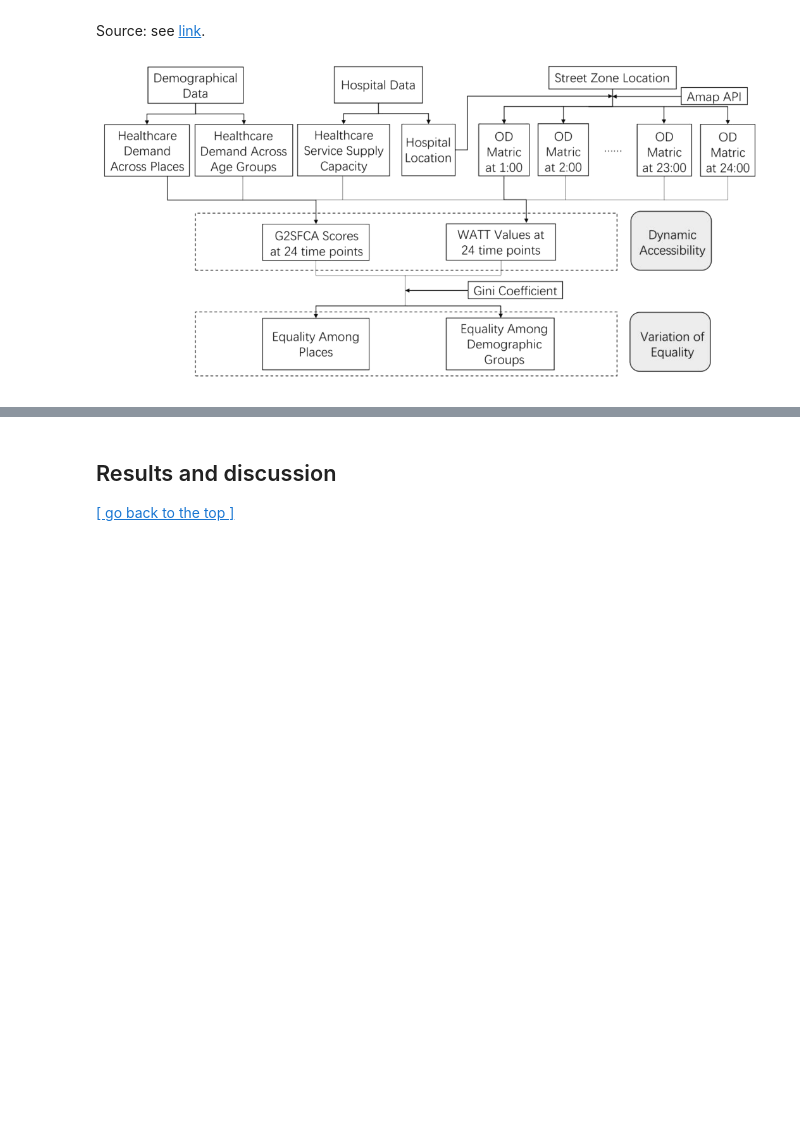
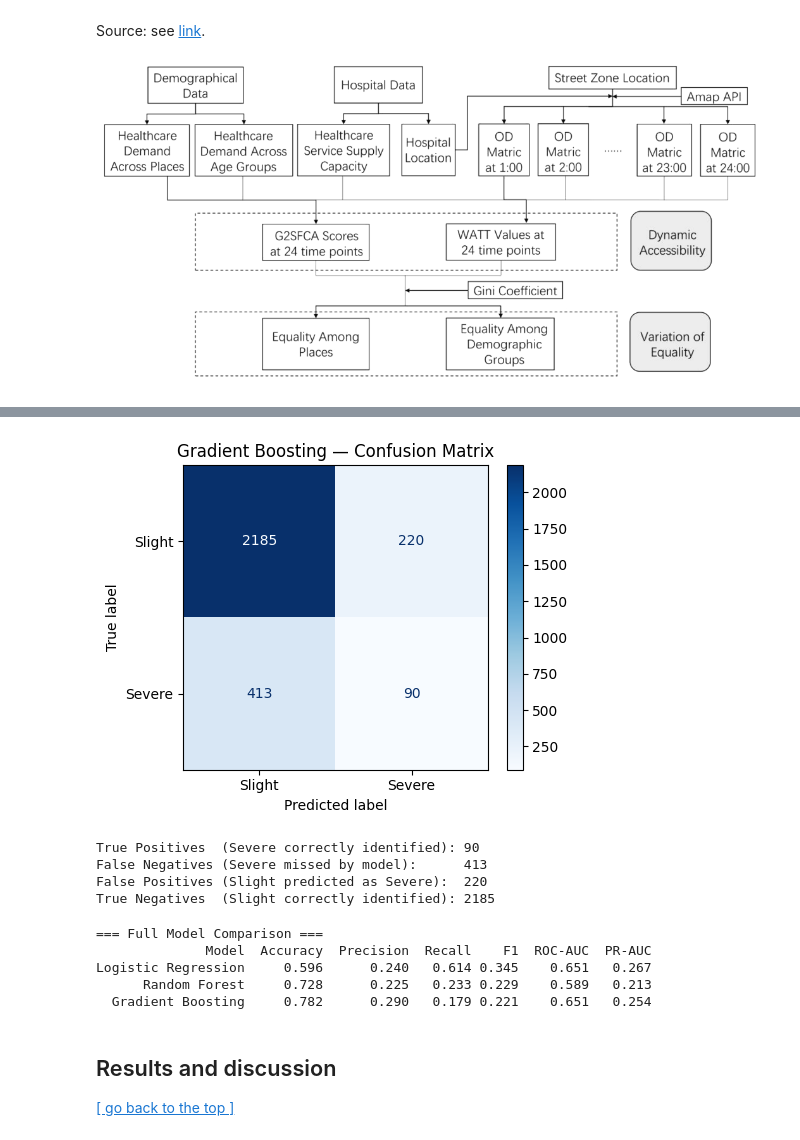
Before and after one commit to Alexia418/DSSS_Assessment, a Jupyter notebook: Submission.ipynb, the cells around one changed output, grey strips where cells are left out. Cells and saved outputs as stored; diff of their text form; code cells hidden in the pictures; blank space fills up the shorter version.

```diff
--- a/Submission.ipynb
+++ b/Submission.ipynb
@@ -691,3 +1126,40 @@ Source: see [link](https://linkinghub.elsevier.com/retrieve/pii/S221067072200443
+# %%
+# Visualise Gradient Boosting confusion matrix
+
+fig, ax = plt.subplots(figsize=(5, 4))
+ConfusionMatrixDisplay.from_predictions(
+    y_test, y_pred_gb,
+    display_labels=['Slight', 'Severe'],
+    cmap='Blues',
+    ax=ax
+)
+ax.set_title('Gradient Boosting — Confusion Matrix', fontsize=12)
+plt.tight_layout()
+plt.show()
+
+tn, fp, fn, tp = confusion_matrix(y_test, y_pred_gb).ravel()
+print(f"True Positives  (Severe correctly identified): {tp}")
+print(f"False Negatives (Severe missed by model):      {fn}")
+print(f"False Positives (Slight predicted as Severe):  {fp}")
+print(f"True Negatives  (Slight correctly identified): {tn}")
+# %% [output]
+[figure, added]
+True Positives  (Severe correctly identified): 90
+False Negatives (Severe missed by model):      413
+False Positives (Slight predicted as Severe):  220
+True Negatives  (Slight correctly identified): 2185
+# %%
+# Compare all three models on key metrics
+
+all_metrics = pd.DataFrame([lr_metrics, rf_metrics, gb_metrics])
+print("=== Full Model Comparison ===")
+print(all_metrics.to_string(index=False))
+# %% [output]
+=== Full Model Comparison ===
+              Model  Accuracy  Precision  Recall    F1  ROC-AUC  PR-AUC
+Logistic Regression     0.596      0.240   0.614 0.345    0.651   0.267
+      Random Forest     0.728      0.225   0.233 0.229    0.589   0.213
+  Gradient Boosting     0.782      0.290   0.179 0.221    0.651   0.254
 # %% [markdown]
 ## Results and discussion
 
```
Also changed, not shown: parts of 22 cells of this notebook, 1 other file.
